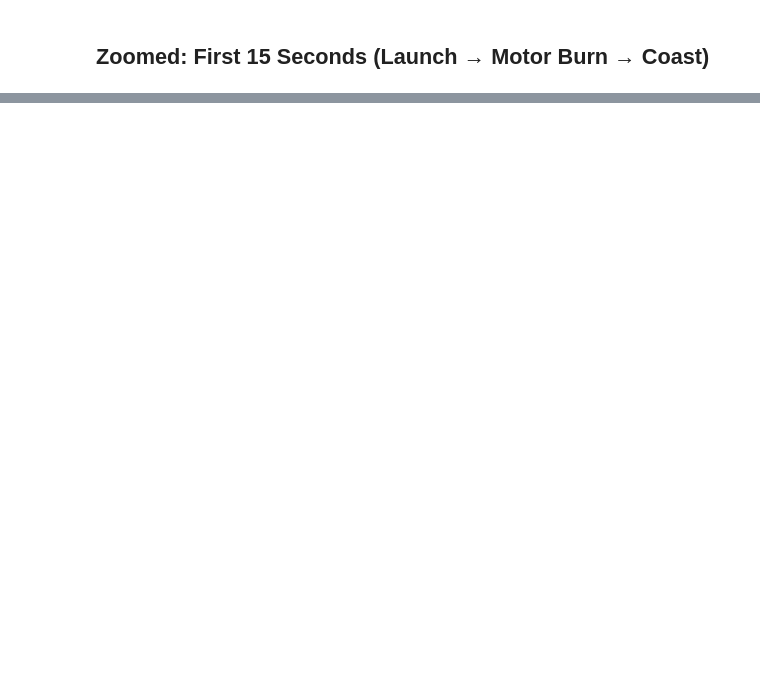
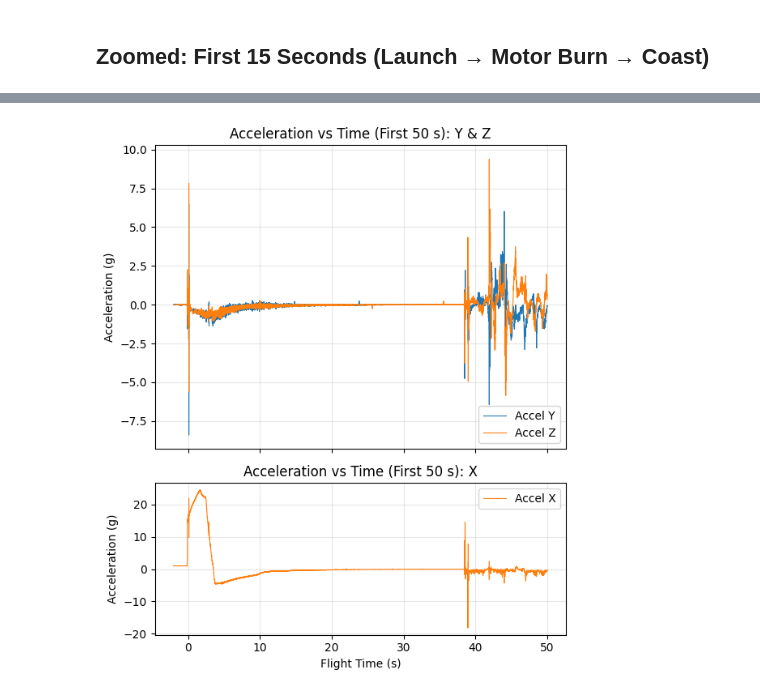
Before and after one commit to VoicefulEmu/DataAnalysisSnowbirdTest, a Jupyter notebook: code/accel_gyro_analysis.ipynb, the cells around one changed output, grey strips where cells are left out. Saved outputs shown, nothing was run; the diff lists cells and outputs as text; code cells hidden in the pictures; blank space fills up the shorter version.

```diff
--- a/code/accel_gyro_analysis.ipynb
+++ b/code/accel_gyro_analysis.ipynb
@@ -144,0 +145,29 @@ plt.show()
+# %%
+# --- Acceleration in first 50 s: Y/Z (top), X (bottom) ---
+mask_50 = t <= 50
+t_50 = t[mask_50]
+
+fig, (ax_top, ax_bottom) = plt.subplots(
+    2, 1, figsize=(6, 7), sharex=True, gridspec_kw={"height_ratios": [2, 1]}
+)
+
+# Top: Y and Z acceleration
+ax_top.plot(t_50, df.loc[mask_50, "Accel_Y"], label="Accel Y", linewidth=0.8)
+ax_top.plot(t_50, df.loc[mask_50, "Accel_Z"], label="Accel Z", linewidth=0.8)
+ax_top.set_ylabel("Acceleration (g)")
+ax_top.set_title("Acceleration vs Time (First 50 s): Y & Z")
+ax_top.legend()
+ax_top.grid(True, alpha=0.3)
+
+# Bottom: X acceleration
+ax_bottom.plot(t_50, df.loc[mask_50, "Accel_X"], label="Accel X", linewidth=0.8, color="tab:orange")
+ax_bottom.set_xlabel("Flight Time (s)")
+ax_bottom.set_ylabel("Acceleration (g)")
+ax_bottom.set_title("Acceleration vs Time (First 50 s): X")
+ax_bottom.legend()
+ax_bottom.grid(True, alpha=0.3)
+
+plt.tight_layout()
+plt.show()
+# %% [output]
+[figure, added]
```
Also changed, not shown: parts of 4 cells of this notebook, 1 other file.
